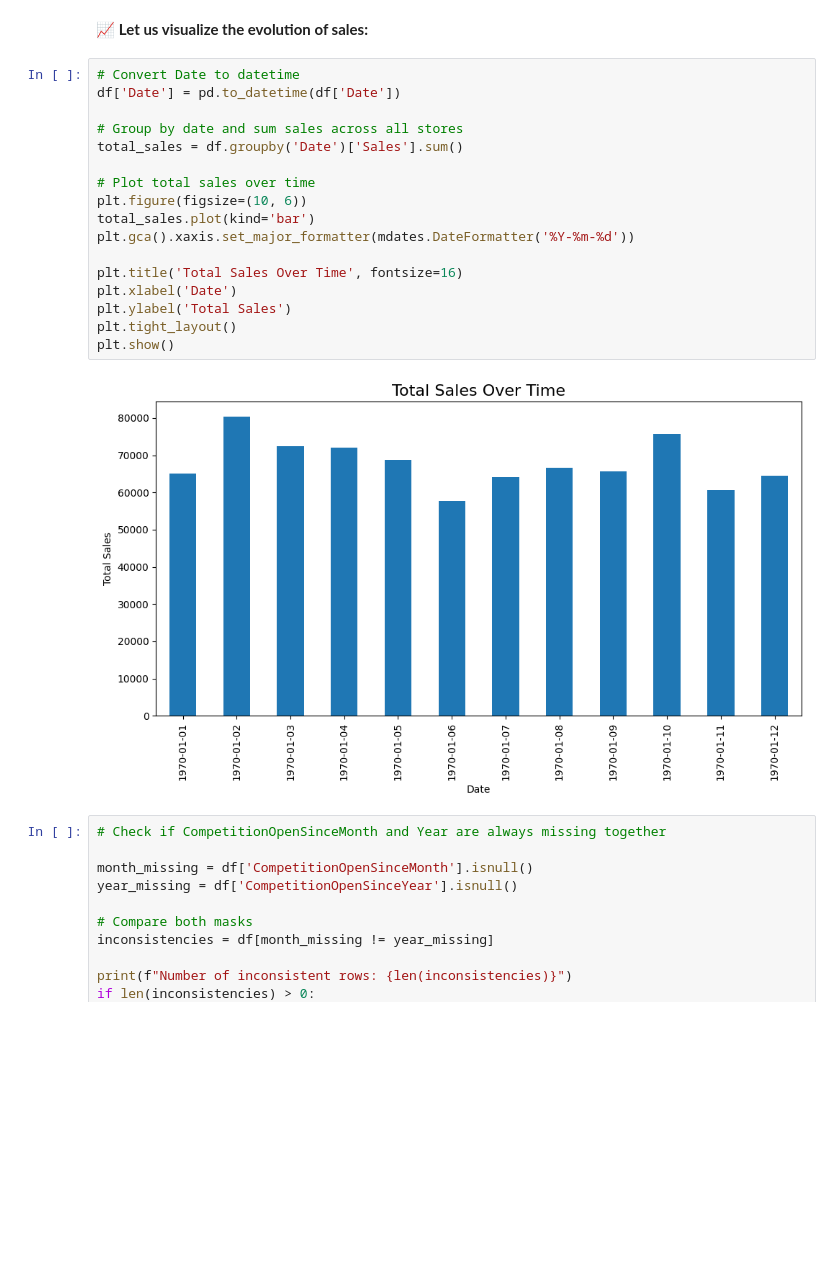
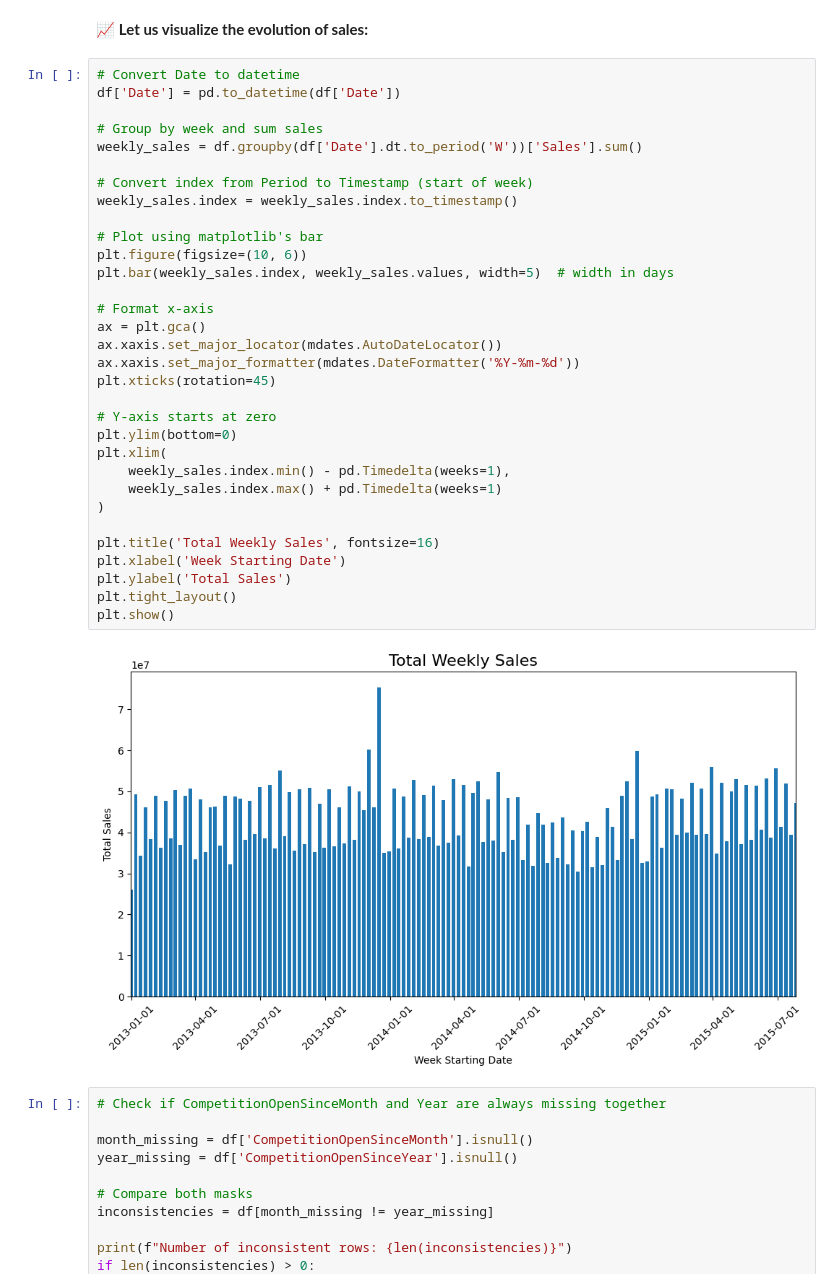
Before and after one commit to FCarrascoHeine/ml-or-demand-planning, a Jupyter notebook: notebooks/1_preprocessing.ipynb, the cells around one changed output. Cells and saved outputs as stored; diff of their text form; blank space fills up the shorter version.

Commit message:
adjust plots to real data

```diff
--- a/notebooks/1_preprocessing.ipynb
+++ b/notebooks/1_preprocessing.ipynb
@@ -94,22 +94,37 @@ dtype: int64
 # %%
 # Convert Date to datetime
 df['Date'] = pd.to_datetime(df['Date'])
 
-# Group by date and sum sales across all stores
-total_sales = df.groupby('Date')['Sales'].sum()
+# Group by week and sum sales
+weekly_sales = df.groupby(df['Date'].dt.to_period('W'))['Sales'].sum()
 
-# Plot total sales over time
+# Convert index from Period to Timestamp (start of week)
+weekly_sales.index = weekly_sales.index.to_timestamp()
+
+# Plot using matplotlib's bar
 plt.figure(figsize=(10, 6))
-total_sales.plot(kind='bar')
-plt.gca().xaxis.set_major_formatter(mdates.DateFormatter('%Y-%m-%d'))
+plt.bar(weekly_sales.index, weekly_sales.values, width=5)  # width in days
 
-plt.title('Total Sales Over Time', fontsize=16)
-plt.xlabel('Date')
+# Format x-axis
+ax = plt.gca()
+ax.xaxis.set_major_locator(mdates.AutoDateLocator())
+ax.xaxis.set_major_formatter(mdates.DateFormatter('%Y-%m-%d'))
+plt.xticks(rotation=45)
+
+# Y-axis starts at zero
+plt.ylim(bottom=0)
+plt.xlim(
+    weekly_sales.index.min() - pd.Timedelta(weeks=1),
+    weekly_sales.index.max() + pd.Timedelta(weeks=1)
+)
+
+plt.title('Total Weekly Sales', fontsize=16)
+plt.xlabel('Week Starting Date')
 plt.ylabel('Total Sales')
 plt.tight_layout()
 plt.show()
 # %% [output]
-[figure, old version]
+[figure, new version]
 # %%
 # Check if CompetitionOpenSinceMonth and Year are always missing together
 
```
Also changed, not shown: parts of 6 cells of this notebook, 14 other files.
